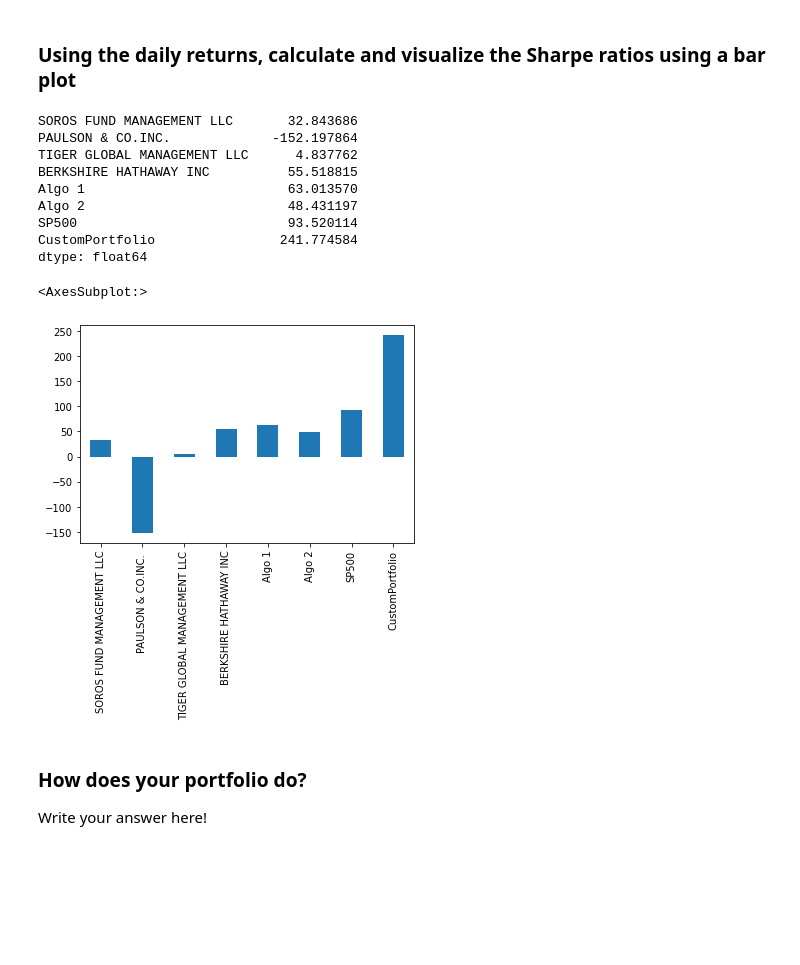
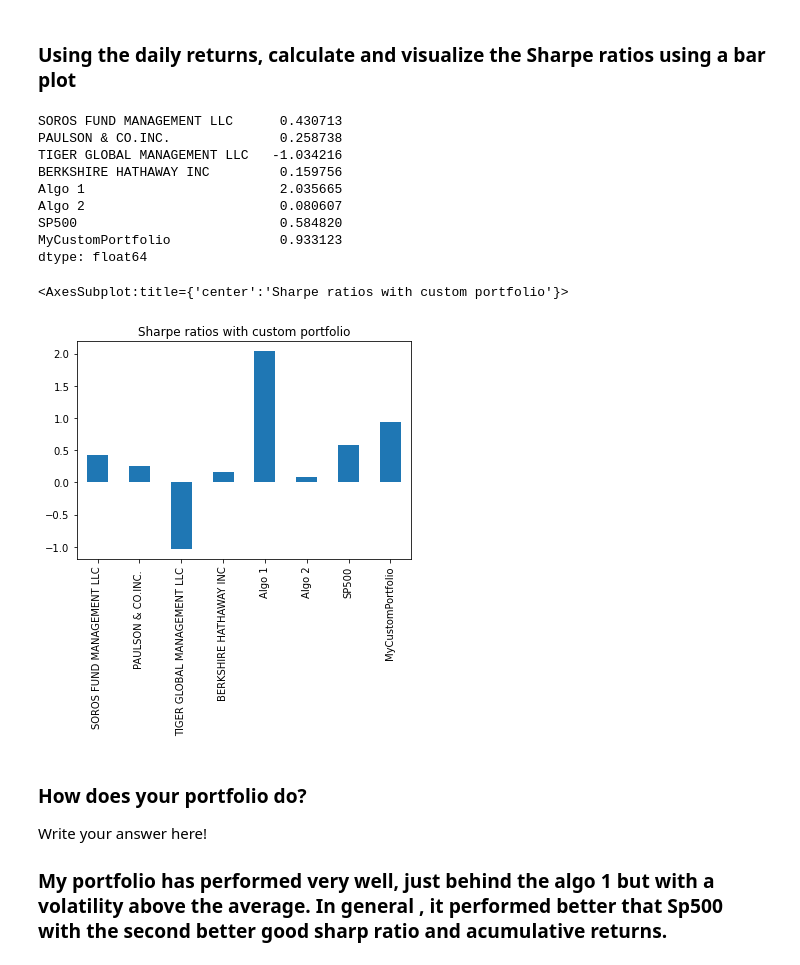
Before and after one commit to xfdobs/python-homework, a Jupyter notebook: 2_A Whale Off the Port(folio)/whale_analysis.ipynb, the cells around one changed output. Drawn from its saved outputs; the diff is of its cells as text; code cells hidden in the pictures; blank space fills up the shorter version.

```diff
--- a/2_A Whale Off the Port(folio)/whale_analysis.ipynb
+++ b/2_A Whale Off the Port(folio)/whale_analysis.ipynb
@@ -537,10 +528,10 @@ custom_daily_return.head()
 weights = [1/3, 1/3, 1/3]
 
 # Calculate portfolio return
-custom_portfolio_return = custom_daily_return.dot(weights)
-custom_portfolio_cumulative = (1 + custom_portfolio_return).cumprod()
+weights_custom_portfolio_return = custom_daily_return.dot(weights)
+weights_custom_portfolio_cumulative = (1 + custom_portfolio_return).cumprod()
 # Display sample data
-custom_portfolio_return.head()
+weights_custom_portfolio_return.head()
 # %% [output]
 Date
 2018-05-14    0.000015
@@ -553,6 +544,5 @@ dtype: float64
 ## Join your portfolio returns to the DataFrame that contains all of the portfolio returns
 # %%
 # Join your returns DataFrame to the original returns DataFrame
-all_portfolios_returns = pd.concat([cumulative_returns, custom_portfolio_return], axis="columns", join="inner")
-all_portfolios_returns.rename(columns = {0:"CustomPortfolio"}, inplace = True)
-all_portfolios_returns
+all_portfolios_returns = pd.concat([df_combined_returns, weights_custom_portfolio_return], axis="columns", join="inner")
+all_portfolios_returns.rename(columns = {0:"MyCustomPortfolio"}, inplace = True)
@@ -637,22 +620,24 @@ covariance.plot()
 annualized_sharpe_ratio = (all_portfolios_returns.mean() * 252) / (all_portfolios_returns.std() * np.sqrt(252))
 annualized_sharpe_ratio
 # %% [output]
-SOROS FUND MANAGEMENT LLC       32.843686
-PAULSON & CO.INC.             -152.197864
-TIGER GLOBAL MANAGEMENT LLC      4.837762
-BERKSHIRE HATHAWAY INC          55.518815
-Algo 1                          63.013570
-Algo 2                          48.431197
-SP500                           93.520114
-CustomPortfolio                241.774584
+SOROS FUND MANAGEMENT LLC      0.430713
+PAULSON & CO.INC.              0.258738
+TIGER GLOBAL MANAGEMENT LLC   -1.034216
+BERKSHIRE HATHAWAY INC         0.159756
+Algo 1                         2.035665
+Algo 2                         0.080607
+SP500                          0.584820
+MyCustomPortfolio              0.933123
 dtype: float64
 # %%
 # Visualize the sharpe ratios as a bar plot
-annualized_sharpe_ratio.plot(kind='bar')
+annualized_sharpe_ratio.plot(kind='bar',title='Sharpe ratios with custom portfolio')
 # %% [output]
-<AxesSubplot:>
+<AxesSubplot:title={'center':'Sharpe ratios with custom portfolio'}>
-[figure, old version]
+[figure, new version]
-# %% [markdown]
-### How does your portfolio do?
-
-Write your answer here!
+# %% [markdown]
+### How does your portfolio do?
+
+Write your answer here!
+
+### My portfolio has performed very well, just behind the algo 1 but with a volatility above the average. In general , it performed better that Sp500 with the second better good sharp ratio and acumulative returns.
```
Also changed, not shown: parts of 15 cells of this notebook, 14 other files.
